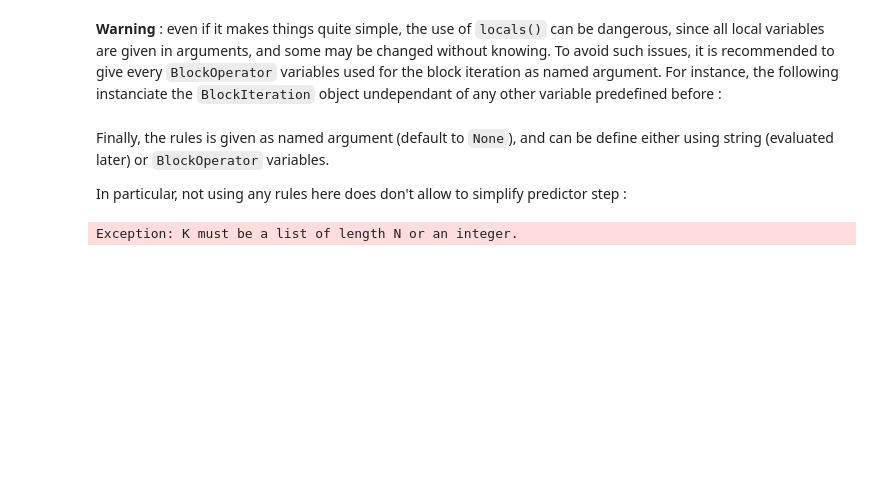
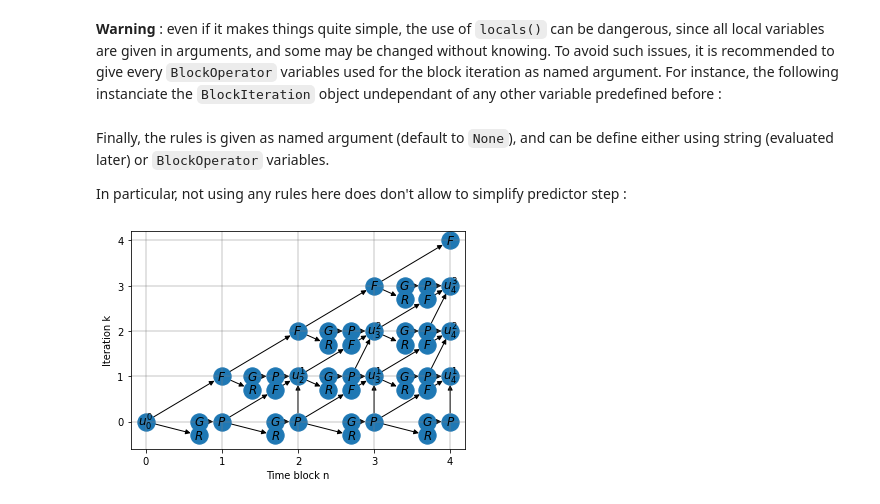
Before and after one commit to Parallel-in-Time/time4apint, a Jupyter notebook: notebook/01_baseTuto.ipynb, the cells around one changed output. Cells and saved outputs as stored; diff of their text form; code cells hidden in the pictures; blank space fills up the shorter version.

```diff
--- a/notebook/01_baseTuto.ipynb
+++ b/notebook/01_baseTuto.ipynb
@@ -86,8 +86,8 @@ In particular, not using any rules here does don't allow to simplify predictor s
 # %%
 pararealSC = BlockIteration(
     "f u_{n}^k + p*g*r * u_{n}^{k+1} - p*g*r u_{n}^{k}",
     propagator="f", predictor="p*g*r",
     f=BlockOperator('F'), p=BlockOperator('P'), g=BlockOperator('G'), r=BlockOperator('R'))
-pararealSC.plotGraph(N=nBlocks, K=[0, 1, 2, 3, 4])
+pararealSC.plotGraph(N=nBlocks, K=[1, 2, 3, 4])
 # %% [output]
-Exception: K must be a list of length N or an integer.
+[figure, added]
```
